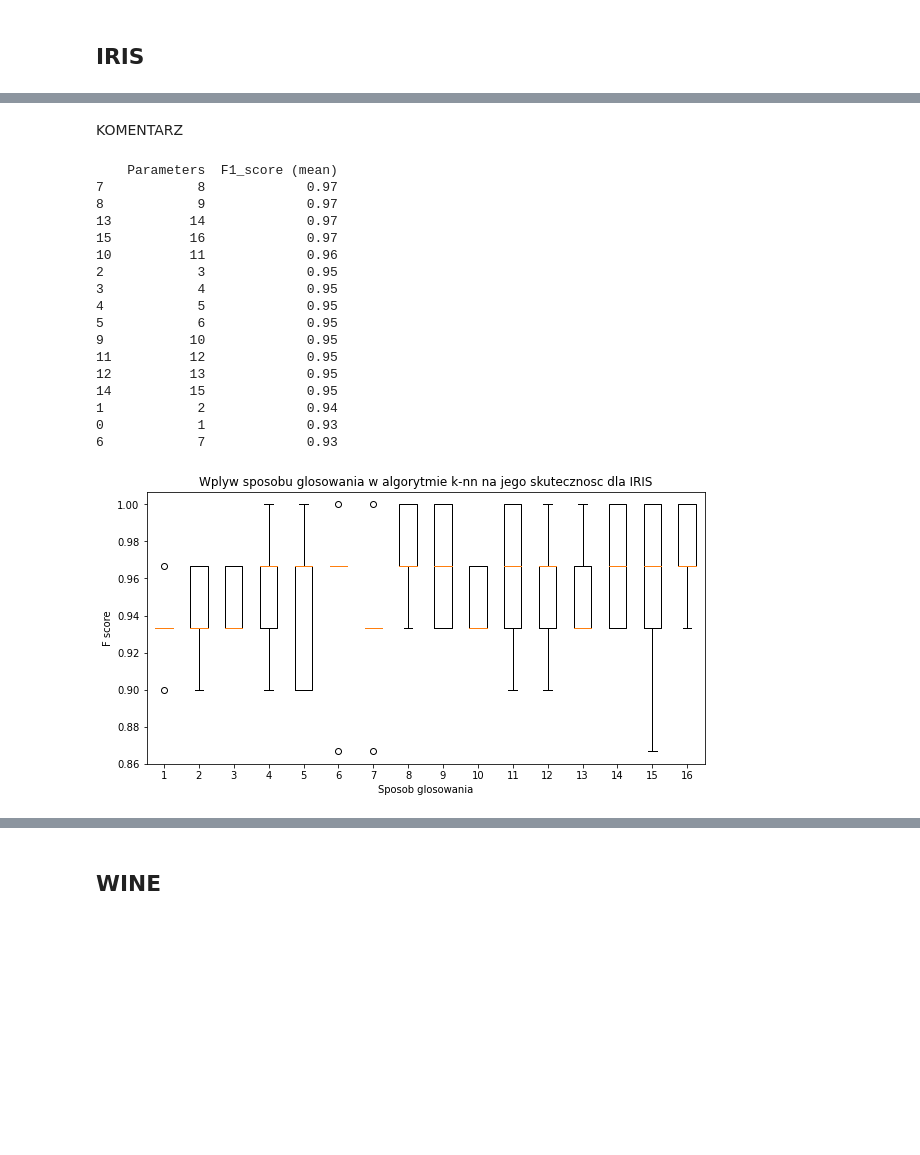
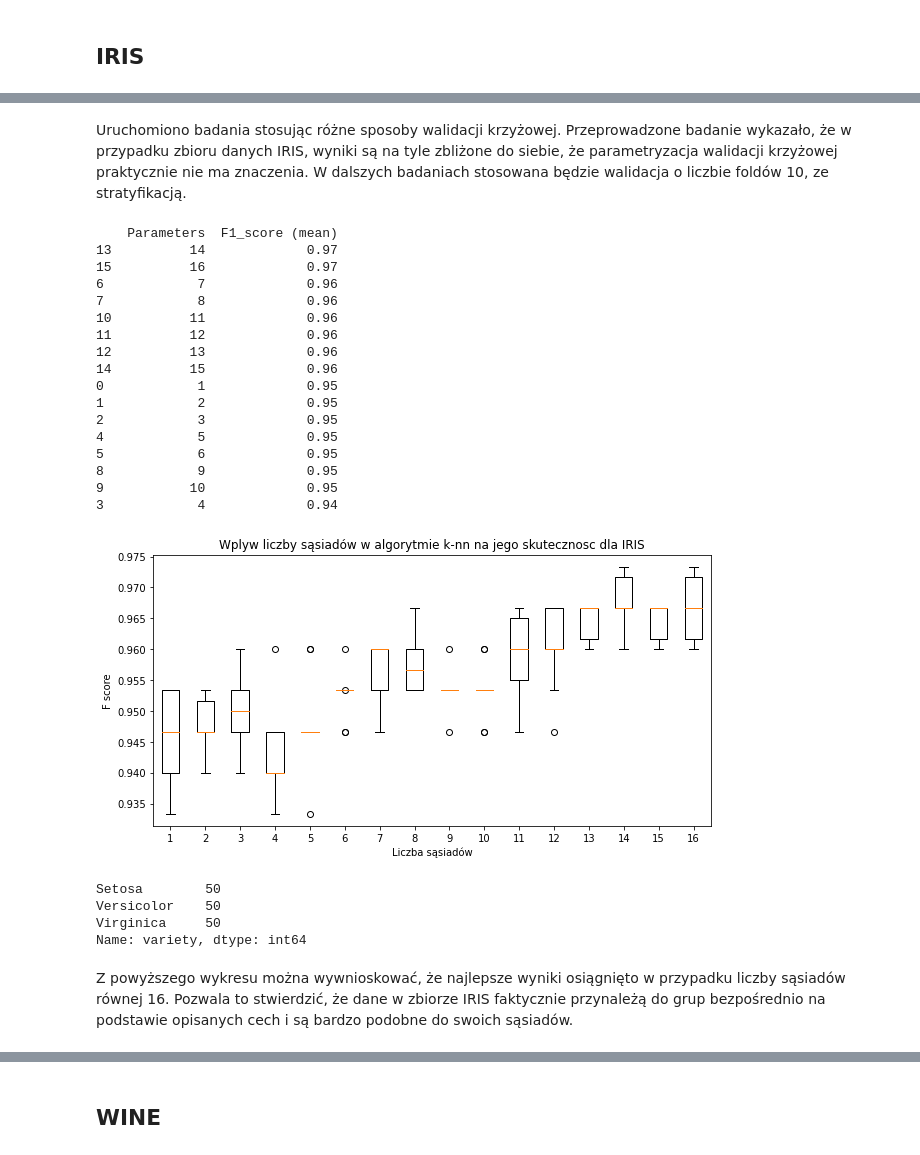
Before and after one commit to Robertpawelh/machine_learning_lab, a Jupyter notebook: Lab01.ipynb, the cells around one changed output, grey strips where cells are left out. Drawn from its saved outputs; the diff is of its cells as text; code cells hidden in the pictures; blank space fills up the shorter version.

```diff
--- a/Lab01.ipynb
+++ b/Lab01.ipynb
@@ -11,6 +11,8 @@ from sklearn.preprocessing import StandardScaler
 from sklearn.model_selection import train_test_split, KFold, StratifiedKFold
 from sklearn.metrics import precision_score, recall_score, f1_score, accuracy_score, confusion_matrix
 from sklearn.neighbors import KNeighborsClassifier
+# %%
+n_repeats = 10
 # %%
 def get_dset(filename, label_name, col_names=None):
     dset = pd.read_csv(f'data/{filename}', header=None if col_names else 0)
@@ -474,24 +307,30 @@ exp_crossvalidation_test('iris.csv', 'variety', title='IRIS')
 # %% [markdown]
-KOMENTARZ
+Uruchomiono badania stosując różne sposoby walidacji krzyżowej. Przeprowadzone badanie wykazało, że w przypadku zbioru danych IRIS, wyniki są na tyle zbliżone do siebie, że parametryzacja walidacji krzyżowej praktycznie nie ma znaczenia. W dalszych badaniach stosowana będzie walidacja o liczbie foldów 10, ze stratyfikacją.
 # %%
-exp_n_neighbors_test('iris.csv', 'variety', title='IRIS')
+exp_n_neighbors_test('iris.csv', 'variety', title='IRIS', n_folds=10)
 # %% [output]
     Parameters  F1_score (mean)
-7            8             0.97
-8            9             0.97
 13          14             0.97
 15          16             0.97
+6            7             0.96
+7            8             0.96
 10          11             0.96
+11          12             0.96
+12          13             0.96
+14          15             0.96
+0            1             0.95
+1            2             0.95
 2            3             0.95
-3            4             0.95
 4            5             0.95
 5            6             0.95
+8            9             0.95
 9           10             0.95
-11          12             0.95
-12          13             0.95
-14          15             0.95
-1            2             0.94
-0            1             0.93
-6            7             0.93
+3            4             0.94
-[figure, old version]
+[figure, new version]
+Setosa        50
+Versicolor    50
+Virginica     50
+Name: variety, dtype: int64
+# %% [markdown]
+Z powyższego wykresu można wywnioskować, że najlepsze wyniki osiągnięto w przypadku liczby sąsiadów równej 16. Pozwala to stwierdzić, że dane w zbiorze IRIS faktycznie przynależą do grup bezpośrednio na podstawie opisanych cech i są bardzo podobne do swoich sąsiadów.
 # %%
```
Also changed, not shown: parts of 30 cells of this notebook.
